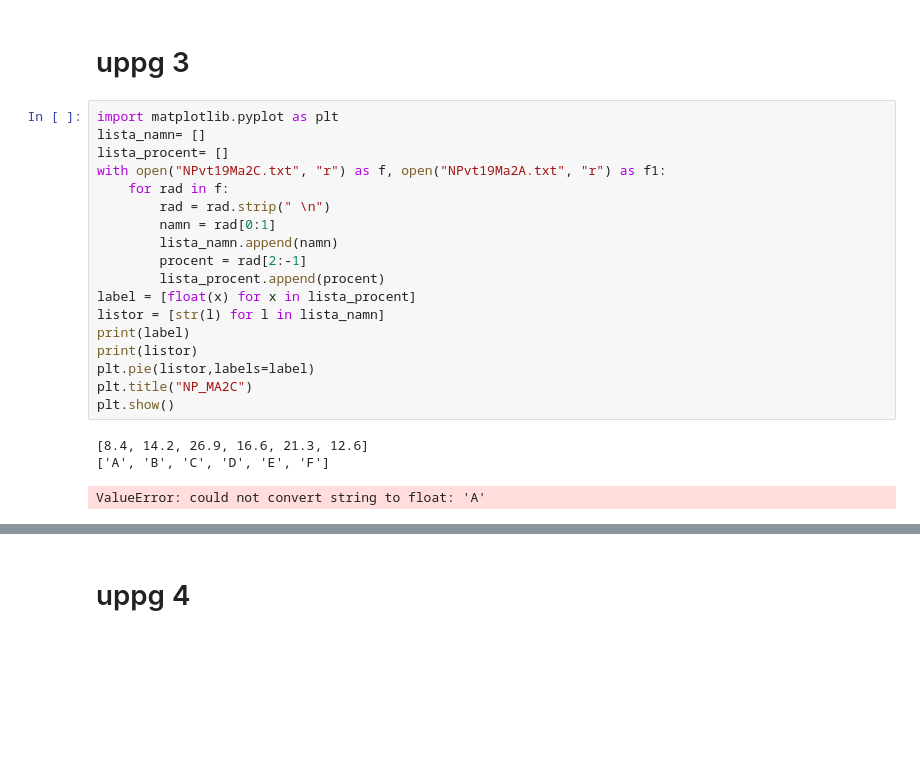
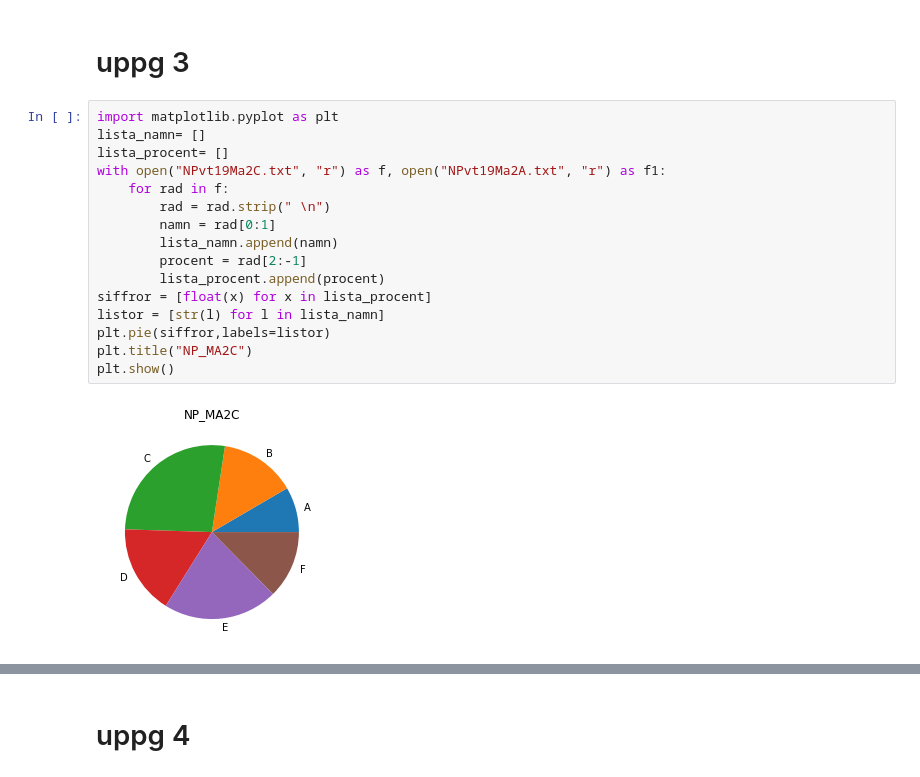
Before and after one commit to Mohammadreza324/Mohammmadreza-Sharifi-19c, a Jupyter notebook: programmeing-i-verklig/filer/filhantering.ipynb, the cells around one changed output, grey strips where cells are left out. Saved outputs shown, nothing was run; the diff lists cells and outputs as text; blank space fills up the shorter version.

```diff
--- a/programmeing-i-verklig/filer/filhantering.ipynb
+++ b/programmeing-i-verklig/filer/filhantering.ipynb
@@ -73,22 +73,18 @@ with open("provresultat2.txt", "w") as f3:
 # %%
 import matplotlib.pyplot as plt
 lista_namn= []
 lista_procent= []
 with open("NPvt19Ma2C.txt", "r") as f, open("NPvt19Ma2A.txt", "r") as f1:
     for rad in f:
         rad = rad.strip(" \n")
         namn = rad[0:1]
         lista_namn.append(namn)
         procent = rad[2:-1]
         lista_procent.append(procent)
-label = [float(x) for x in lista_procent]
+siffror = [float(x) for x in lista_procent]
 listor = [str(l) for l in lista_namn]
-print(label)
-print(listor)
-plt.pie(listor,labels=label)
+plt.pie(siffror,labels=listor)
 plt.title("NP_MA2C")
 plt.show()
 # %% [output]
-[8.4, 14.2, 26.9, 16.6, 21.3, 12.6]
-['A', 'B', 'C', 'D', 'E', 'F']
-ValueError: could not convert string to float: 'A'
+[figure, added]
```
Also changed, not shown: parts of 1 cell of this notebook.
